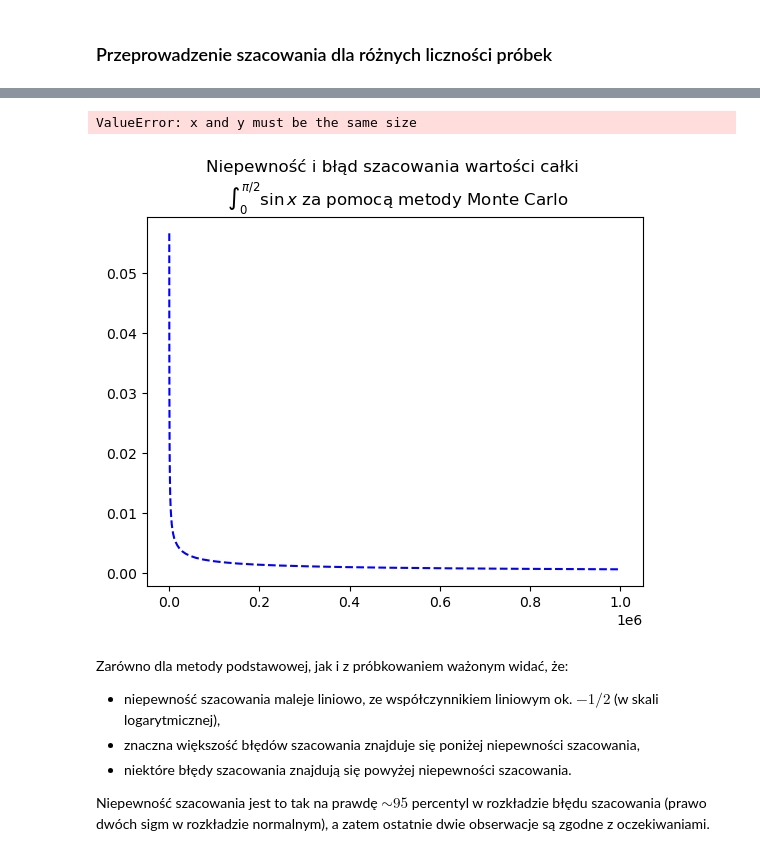
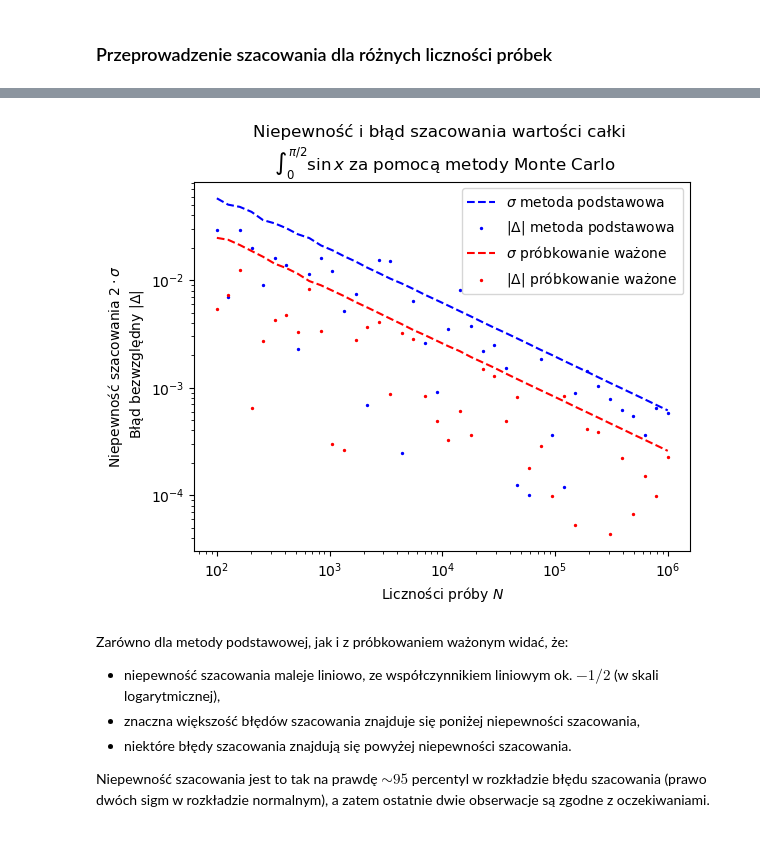
Before and after one commit to jostrzol/mmc, a Jupyter notebook: lab4/lab4.ipynb, the cells around one changed output, grey strips where cells are left out. Cells and saved outputs as stored; diff of their text form; code cells hidden in the pictures.

```diff
--- a/lab4/lab4.ipynb
+++ b/lab4/lab4.ipynb
@@ -136,20 +136,19 @@ array([[1.00000000e+02, 9.73113740e-01, 1.31690014e-02, 2.68862604e-02],
 # %%
 from matplotlib import pyplot as plt
 
 plt.title("Niepewność i błąd szacowania wartości całki \n $\int_0^{\pi/2} \sin x$ za pomocą metody Monte Carlo")
 plt.plot(ns, 2 * std_devs, "b--", label="$\sigma$ metoda podstawowa")
-plt.scatter(ns, errors_sobol, 2, "b", label="$|\Delta|$ metoda podstawowa")
+plt.scatter(ns, errors, 2, "b", label="$|\Delta|$ metoda podstawowa")
 plt.plot(ns, 2 * std_devs_is, "r--", label="$\sigma$ próbkowanie ważone")
 plt.scatter(ns, errors_is, 2, "r", label="$|\Delta|$ próbkowanie ważone")
 plt.xlabel("Liczności próby $N$")
 plt.xscale("log")
 plt.ylabel("Niepewność szacowania $2 \cdot \sigma$ \n Błąd bezwzględny $|\Delta|$")
 plt.yscale("log")
 plt.legend(loc="best")
 plt.show()
 # %% [output]
-ValueError: x and y must be the same size
-[figure, old version]
+[figure, new version]
 # %% [markdown]
 Zarówno dla metody podstawowej, jak i z próbkowaniem ważonym widać, że:
 
```
Also changed, not shown: parts of 5 cells of this notebook.
